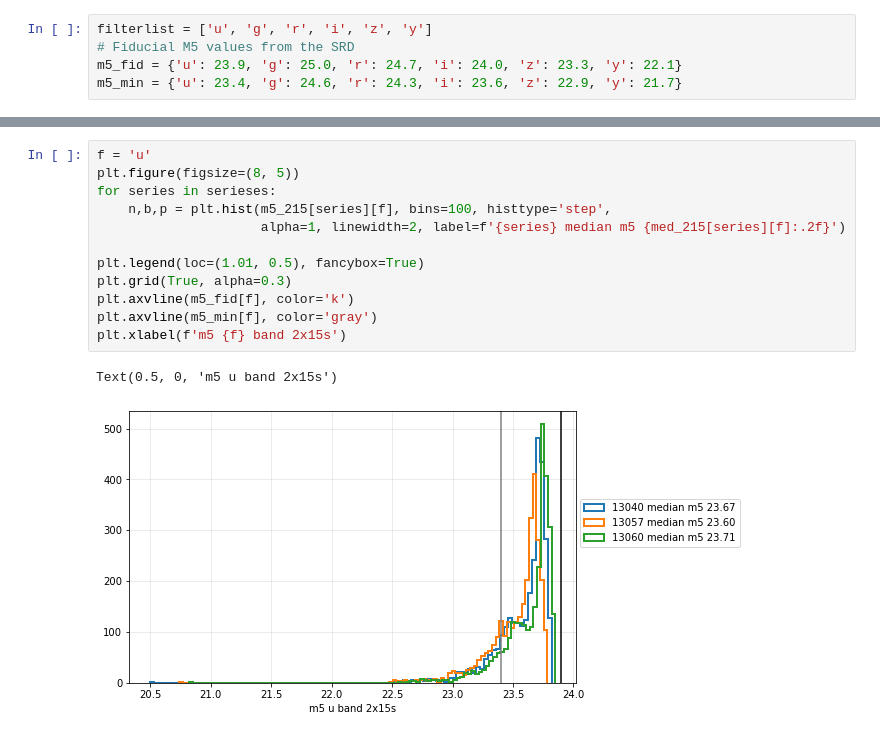
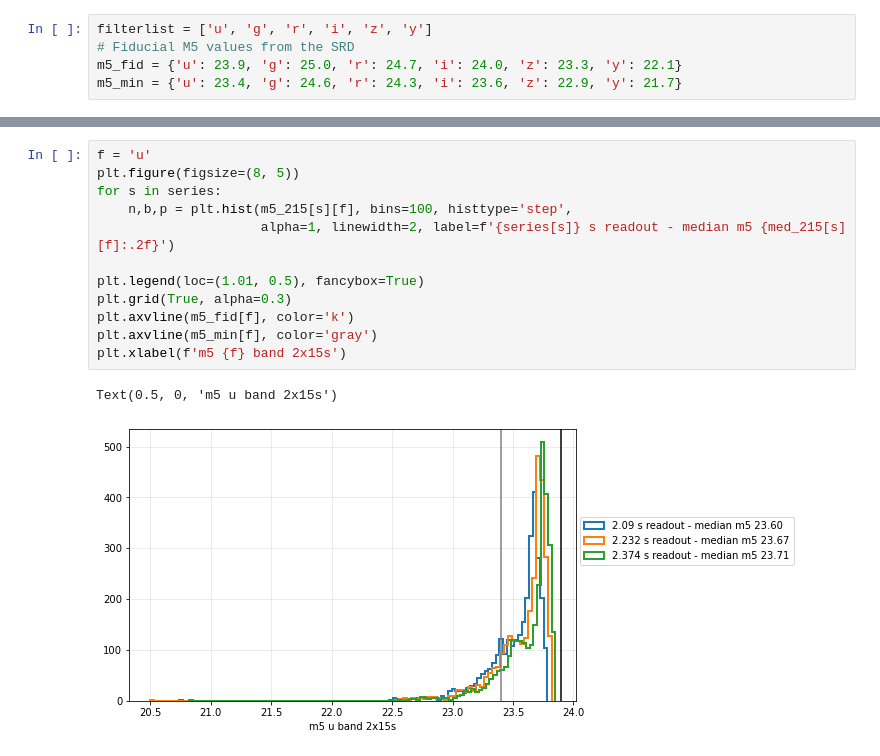
Before and after one commit to rhiannonlynne/f_factors, a Jupyter notebook: source/m5_by_amp/m5_all_amps.ipynb, the cells around one changed output, grey strips where cells are left out. Cells and saved outputs as stored; diff of their text form.

Commit message:
Update plots with readout time

```diff
--- a/source/m5_by_amp/m5_all_amps.ipynb
+++ b/source/m5_by_amp/m5_all_amps.ipynb
@@ -43,18 +49,18 @@ for series in serieses:
 # %%
 f = 'u'
 plt.figure(figsize=(8, 5))
-for series in serieses:
-    n,b,p = plt.hist(m5_215[series][f], bins=100, histtype='step',
-                     alpha=1, linewidth=2, label=f'{series} median m5 {med_215[series][f]:.2f}')
+for s in series:
+    n,b,p = plt.hist(m5_215[s][f], bins=100, histtype='step',
+                     alpha=1, linewidth=2, label=f'{series[s]} s readout - median m5 {med_215[s][f]:.2f}')
 
 plt.legend(loc=(1.01, 0.5), fancybox=True)
 plt.grid(True, alpha=0.3)
 plt.axvline(m5_fid[f], color='k')
 plt.axvline(m5_min[f], color='gray')
 plt.xlabel(f'm5 {f} band 2x15s')
 # %% [output]
 Text(0.5, 0, 'm5 u band 2x15s')
-[figure, old version]
+[figure, new version]
 # %%
 f = 'u'
 plt.figure(figsize=(8, 5))
```
Also changed, not shown: parts of 15 cells of this notebook, 1 other file.
